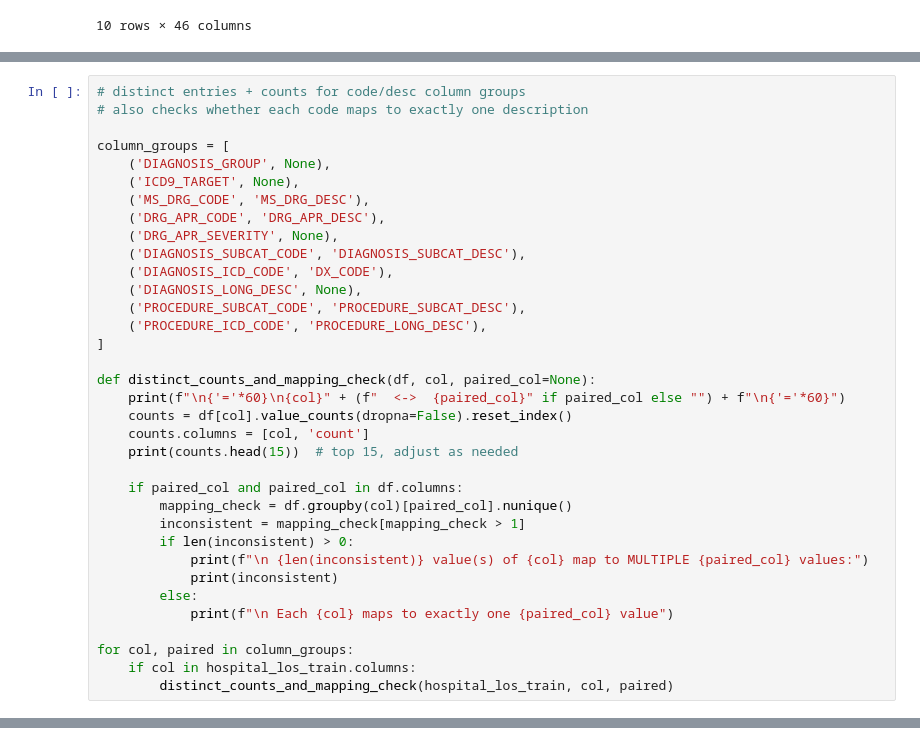
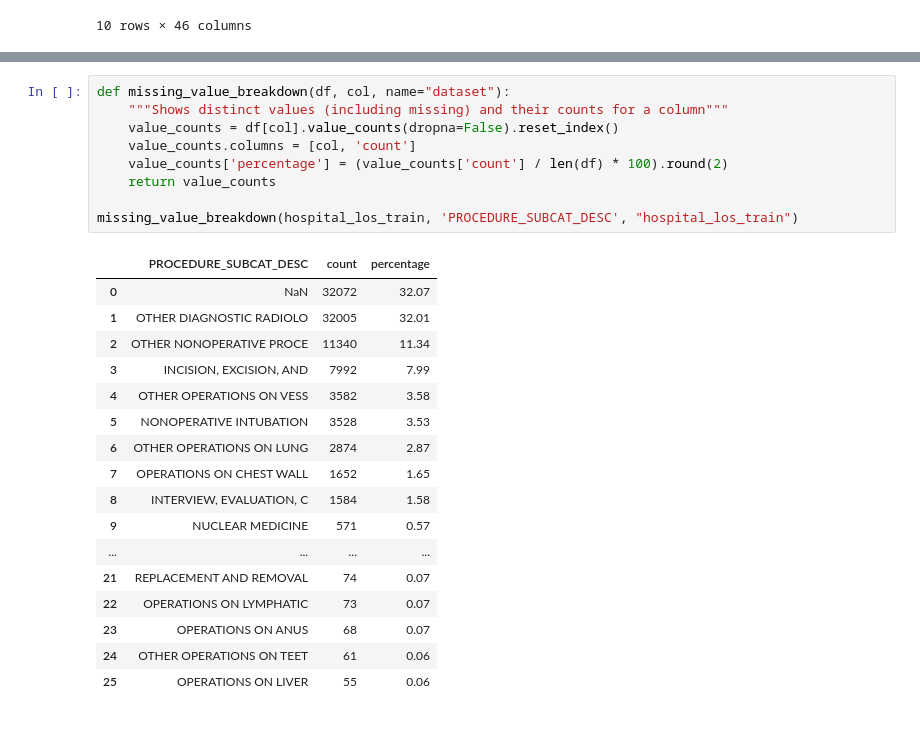
Before and after one commit to benjaminau/sasviya_challenge_2026, a Jupyter notebook: notebooks/hospital_los_eda_cleaning_wrangling.ipynb, the cells around one changed output, grey strips where cells are left out. Saved outputs shown, nothing was run; the diff lists cells and outputs as text.

```diff
--- a/notebooks/hospital_los_eda_cleaning_wrangling.ipynb
+++ b/notebooks/hospital_los_eda_cleaning_wrangling.ipynb
@@ -65,35 +31,0 @@ hospital_los_train: 100000 rows, 46 columns
-# %%
-# distinct entries + counts for code/desc column groups
-# also checks whether each code maps to exactly one description
-
-column_groups = [
-    ('DIAGNOSIS_GROUP', None),
-    ('ICD9_TARGET', None),
-    ('MS_DRG_CODE', 'MS_DRG_DESC'),
-    ('DRG_APR_CODE', 'DRG_APR_DESC'),
-    ('DRG_APR_SEVERITY', None),
-    ('DIAGNOSIS_SUBCAT_CODE', 'DIAGNOSIS_SUBCAT_DESC'),
-    ('DIAGNOSIS_ICD_CODE', 'DX_CODE'),
-    ('DIAGNOSIS_LONG_DESC', None),
-    ('PROCEDURE_SUBCAT_CODE', 'PROCEDURE_SUBCAT_DESC'),
-    ('PROCEDURE_ICD_CODE', 'PROCEDURE_LONG_DESC'),
-]
-
-def distinct_counts_and_mapping_check(df, col, paired_col=None):
-    print(f"\n{'='*60}\n{col}" + (f"  <->  {paired_col}" if paired_col else "") + f"\n{'='*60}")
-    counts = df[col].value_counts(dropna=False).reset_index()
-    counts.columns = [col, 'count']
-    print(counts.head(15))  # top 15, adjust as needed
-
-    if paired_col and paired_col in df.columns:
-        mapping_check = df.groupby(col)[paired_col].nunique()
-        inconsistent = mapping_check[mapping_check > 1]
-        if len(inconsistent) > 0:
-            print(f"\n {len(inconsistent)} value(s) of {col} map to MULTIPLE {paired_col} values:")
-            print(inconsistent)
-        else:
-            print(f"\n Each {col} maps to exactly one {paired_col} value")
-
-for col, paired in column_groups:
-    if col in hospital_los_train.columns:
-        distinct_counts_and_mapping_check(hospital_los_train, col, paired)
@@ -212,0 +103,27 @@ hospital_los_test: 14200 rows, 42 columns
+# %%
+def missing_value_breakdown(df, col, name="dataset"):
+    """Shows distinct values (including missing) and their counts for a column"""
+    value_counts = df[col].value_counts(dropna=False).reset_index()
+    value_counts.columns = [col, 'count']
+    value_counts['percentage'] = (value_counts['count'] / len(df) * 100).round(2)
+    return value_counts
+
+missing_value_breakdown(hospital_los_train, 'PROCEDURE_SUBCAT_DESC', "hospital_los_train")
+# %% [output]
+|  | PROCEDURE_SUBCAT_DESC | count | percentage |
+| 0 | NaN | 32072 | 32.07 |
+| 1 | OTHER DIAGNOSTIC RADIOLO | 32005 | 32.01 |
+| 2 | OTHER NONOPERATIVE PROCE | 11340 | 11.34 |
+| 3 | INCISION, EXCISION, AND | 7992 | 7.99 |
+| 4 | OTHER OPERATIONS ON VESS | 3582 | 3.58 |
+| 5 | NONOPERATIVE INTUBATION | 3528 | 3.53 |
+| 6 | OTHER OPERATIONS ON LUNG | 2874 | 2.87 |
+| 7 | OPERATIONS ON CHEST WALL | 1652 | 1.65 |
+| 8 | INTERVIEW, EVALUATION, C | 1584 | 1.58 |
+| 9 | NUCLEAR MEDICINE | 571 | 0.57 |
+| ... | ... | ... | ... |
+| 21 | REPLACEMENT AND REMOVAL | 74 | 0.07 |
+| 22 | OPERATIONS ON LYMPHATIC | 73 | 0.07 |
+| 23 | OPERATIONS ON ANUS | 68 | 0.07 |
+| 24 | OTHER OPERATIONS ON TEET | 61 | 0.06 |
+| 25 | OPERATIONS ON LIVER | 55 | 0.06 |
```
Also changed, not shown: parts of 29 cells of this notebook.
